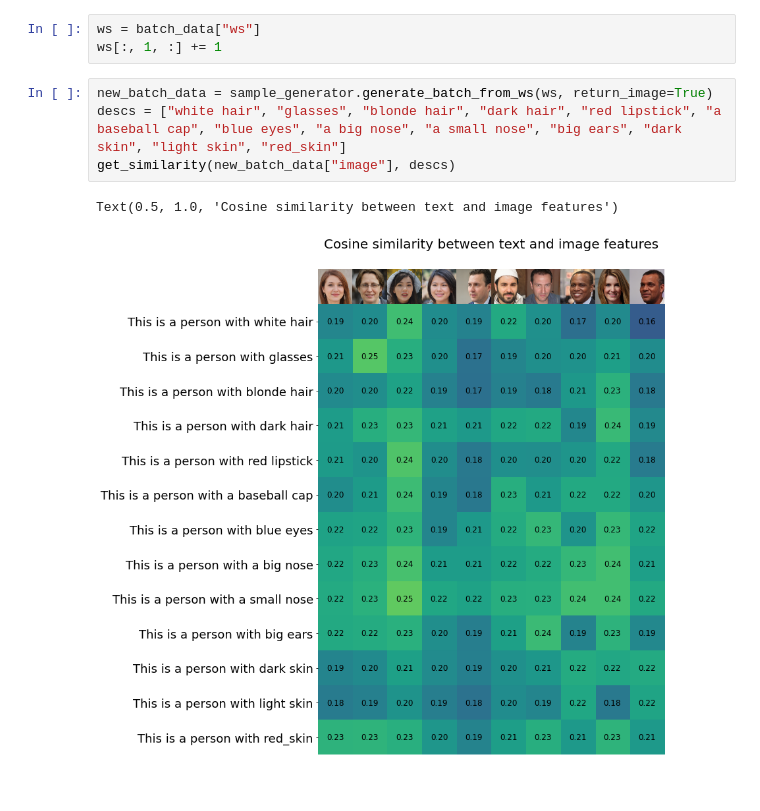
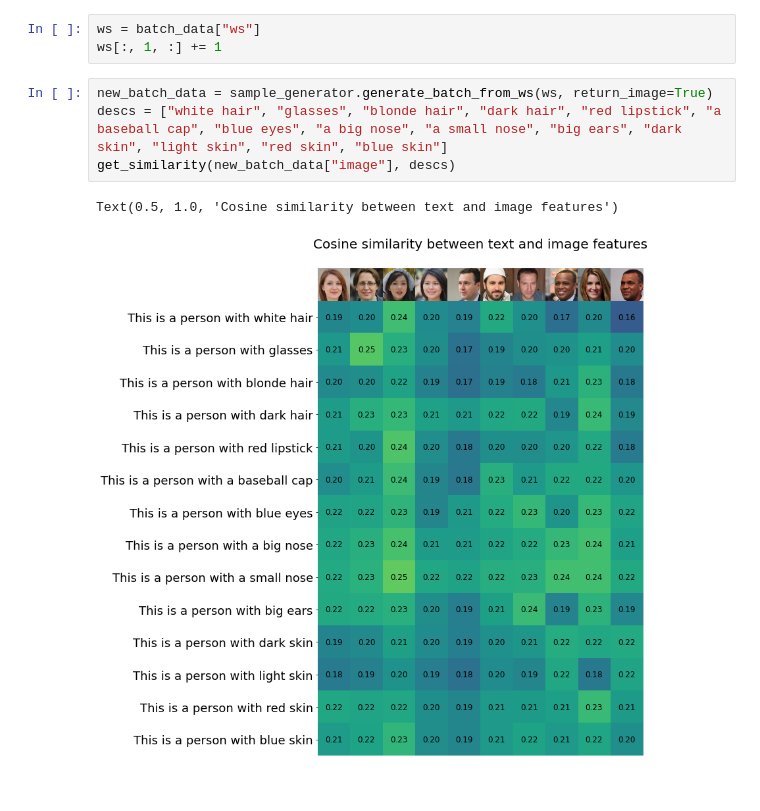
Before and after one commit to IVRL/LELSD, a Jupyter notebook: notebooks/experiment1.ipynb, the cells around one changed output. Cells and saved outputs as stored; diff of their text form.

```diff
--- a/notebooks/experiment1.ipynb
+++ b/notebooks/experiment1.ipynb
@@ -123,8 +123,8 @@ ws = batch_data["ws"]
 ws[:, 1, :] += 1
 # %%
 new_batch_data = sample_generator.generate_batch_from_ws(ws, return_image=True)
-descs = ["white hair", "glasses", "blonde hair", "dark hair", "red lipstick", "a baseball cap", "blue eyes", "a big nose", "a small nose", "big ears", "dark skin", "light skin", "red_skin"]
+descs = ["white hair", "glasses", "blonde hair", "dark hair", "red lipstick", "a baseball cap", "blue eyes", "a big nose", "a small nose", "big ears", "dark skin", "light skin", "red skin", "blue skin"]
 get_similarity(new_batch_data["image"], descs)
 # %% [output]
 Text(0.5, 1.0, 'Cosine similarity between text and image features')
-[figure, old version]
+[figure, new version]
```
